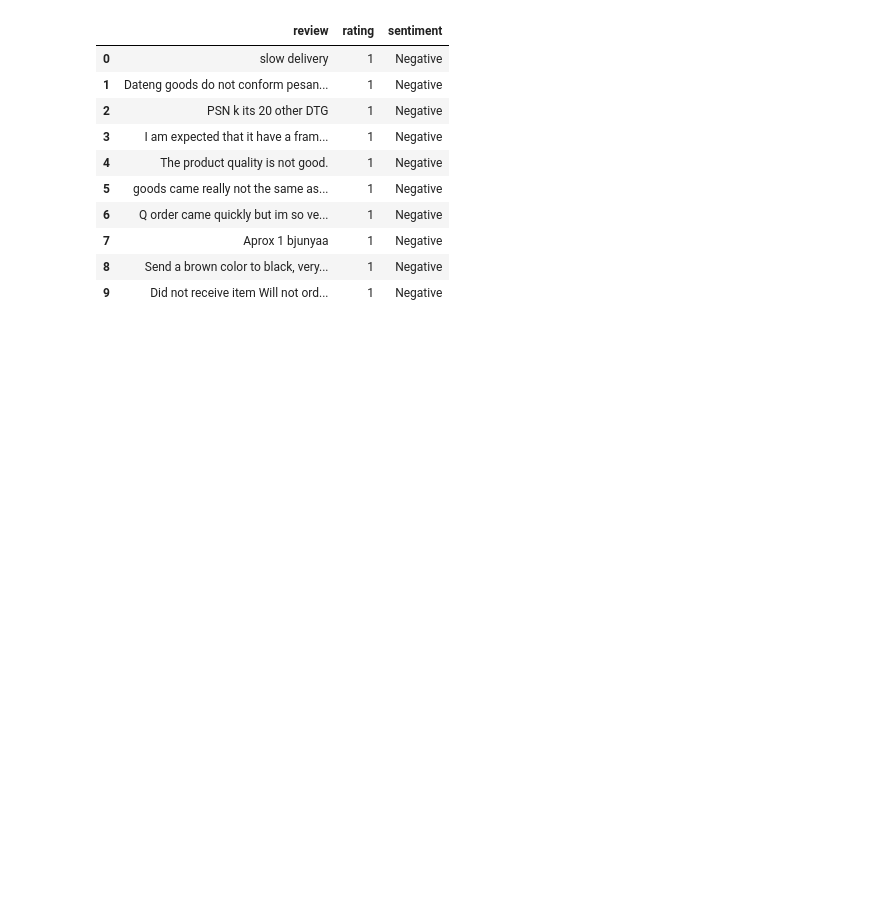
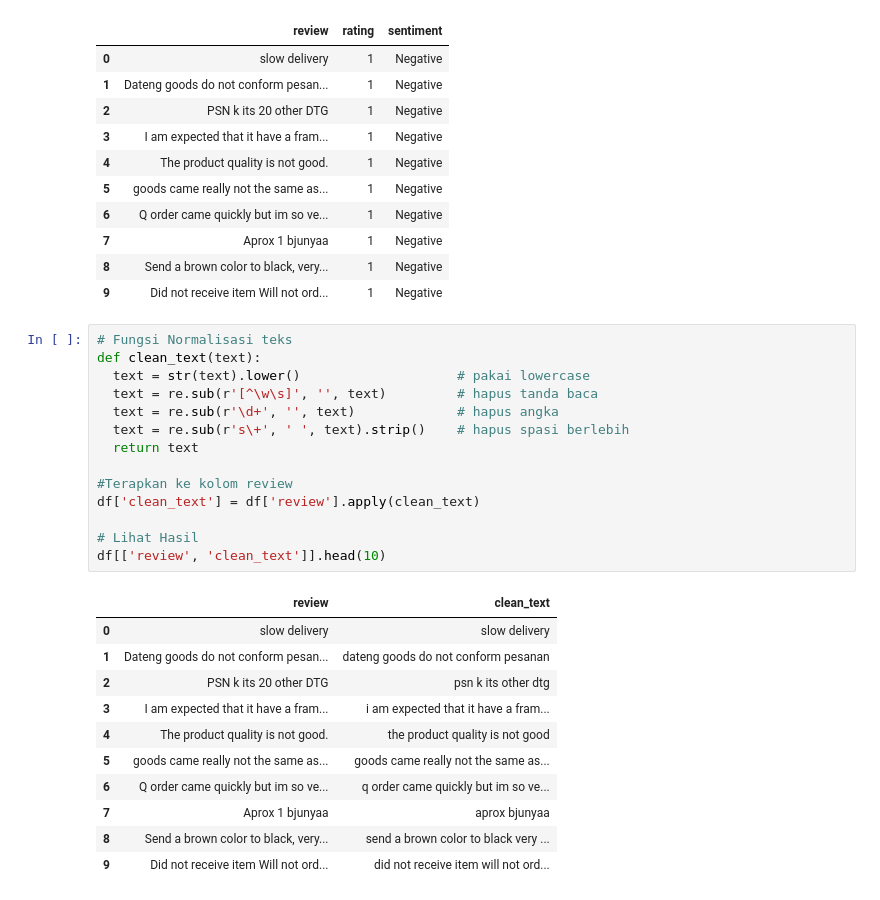
Before and after one commit to RizkyaSalsabila/Shopee-VS-Tokopedia-Review-Analysis, a Jupyter notebook: shopee_tokopedia_analysis.ipynb, the cells around one changed output. Cells and saved outputs as stored; diff of their text form; blank space fills up the shorter version.

Commit message:
feat: normalize review text with lowercase, symbol removal, and strip spaces

```diff
--- a/shopee_tokopedia_analysis.ipynb
+++ b/shopee_tokopedia_analysis.ipynb
@@ -62,3 +62,29 @@ df[['review', 'rating', 'sentiment']].head(10)
 | 7 | Aprox 1 bjunyaa | 1 | Negative |
 | 8 | Send a brown color to black, very... | 1 | Negative |
 | 9 | Did not receive item Will not ord... | 1 | Negative |
+# %%
+# Fungsi Normalisasi teks
+def clean_text(text):
+  text = str(text).lower()                    # pakai lowercase
+  text = re.sub(r'[^\w\s]', '', text)         # hapus tanda baca
+  text = re.sub(r'\d+', '', text)             # hapus angka
+  text = re.sub(r's\+', ' ', text).strip()    # hapus spasi berlebih
+  return text
+
+#Terapkan ke kolom review
+df['clean_text'] = df['review'].apply(clean_text)
+
+# Lihat Hasil
+df[['review', 'clean_text']].head(10)
+# %% [output]
+|  | review | clean_text |
+| 0 | slow delivery | slow delivery |
+| 1 | Dateng goods do not conform pesan... | dateng goods do not conform pesanan |
+| 2 | PSN k its 20 other DTG | psn k its other dtg |
+| 3 | I am expected that it have a fram... | i am expected that it have a fram... |
+| 4 | The product quality is not good. | the product quality is not good |
+| 5 | goods came really not the same as... | goods came really not the same as... |
+| 6 | Q order came quickly but im so ve... | q order came quickly but im so ve... |
+| 7 | Aprox 1 bjunyaa | aprox bjunyaa |
+| 8 | Send a brown color to black, very... | send a brown color to black very ... |
+| 9 | Did not receive item Will not ord... | did not receive item will not ord... |
```
